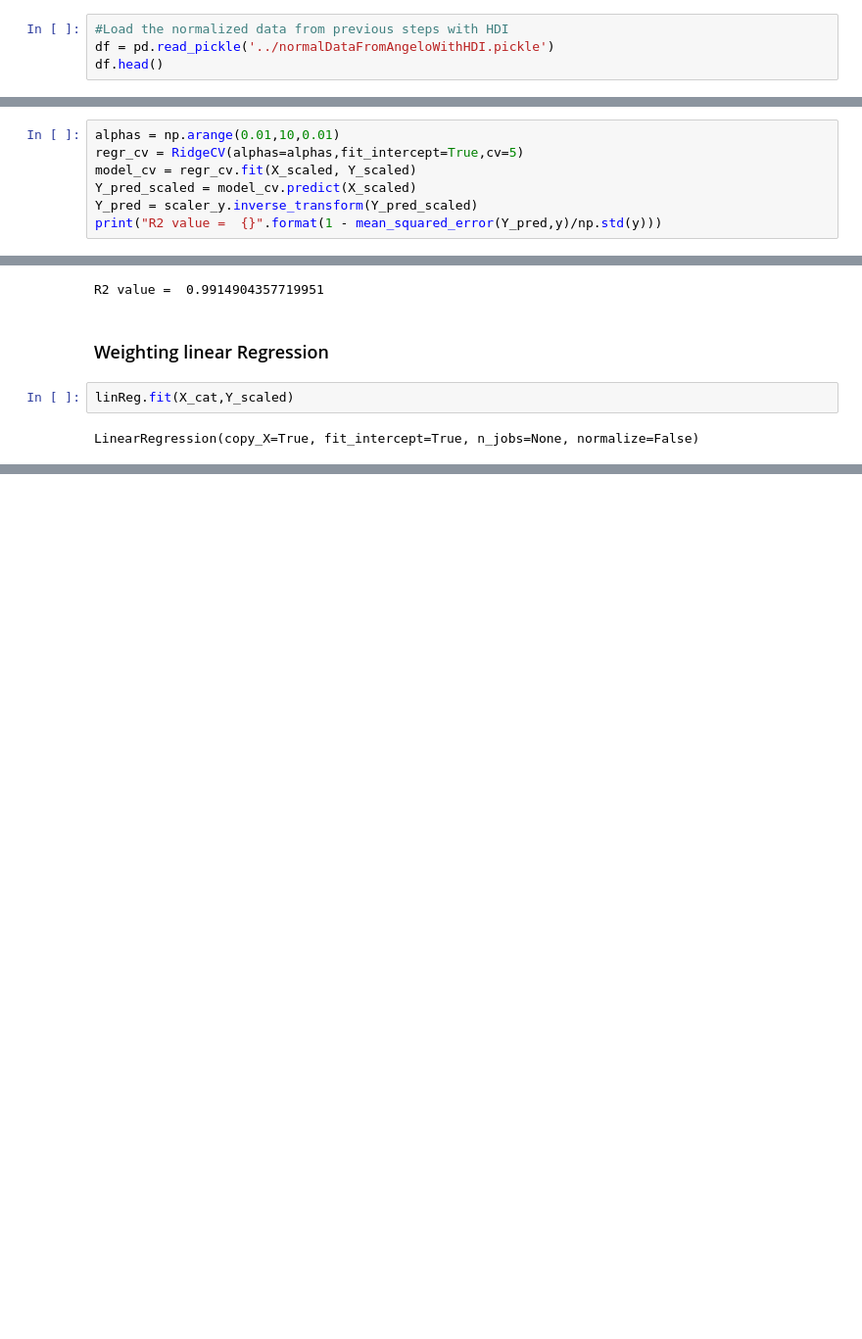
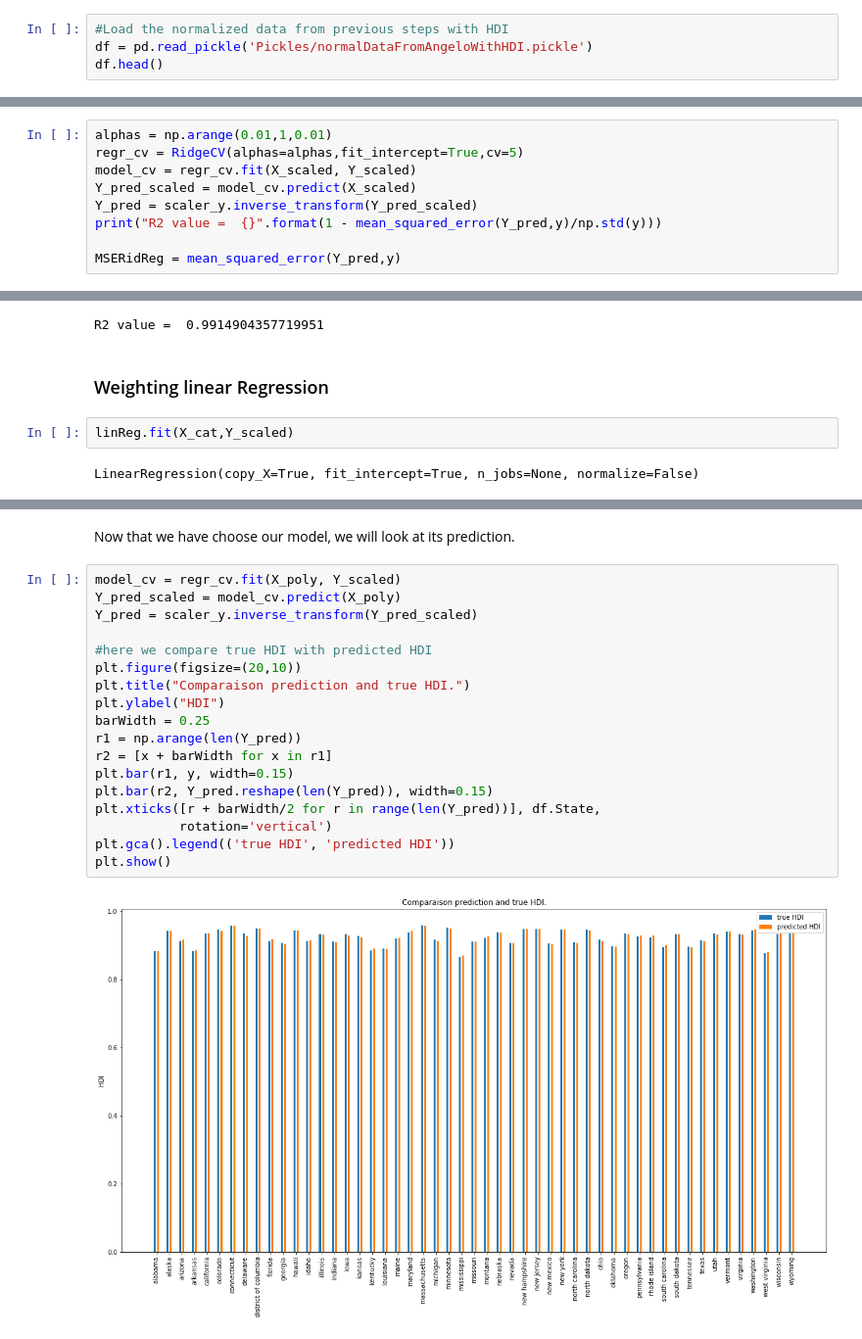
Before and after one commit to steber97/RecursionFairies_AdaProject, a Jupyter notebook: lorisLinearRidgeRegressionAndSVR.ipynb, the cells around one changed output, grey strips where cells are left out. Shown: that part at 98% size. Saved outputs shown, nothing was run; the diff lists cells and outputs as text; blank space fills up the shorter version.

```diff
--- a/lorisLinearRidgeRegressionAndSVR.ipynb
+++ b/lorisLinearRidgeRegressionAndSVR.ipynb
@@ -11,7 +11,7 @@ from sklearn.metrics import mean_squared_error,make_scorer
 import matplotlib.pyplot as plt
 # %%
 #Load the normalized data from previous steps with HDI
-df = pd.read_pickle('../normalDataFromAngeloWithHDI.pickle')
+df = pd.read_pickle('Pickles/normalDataFromAngeloWithHDI.pickle')
 df.head()
 # %% [output]
 |  | State | HDI | awards_per_value | exp_award_value | High_School_Fee | Elementary_School_Fee | ... |
@@ -99,12 +107,14 @@ So we have a tendency to overfit
 # %% [markdown]
 # Ridge Regression
 # %%
-alphas = np.arange(0.01,10,0.01)
+alphas = np.arange(0.01,1,0.01)
 regr_cv = RidgeCV(alphas=alphas,fit_intercept=True,cv=5)
 model_cv = regr_cv.fit(X_scaled, Y_scaled)
 Y_pred_scaled = model_cv.predict(X_scaled)
 Y_pred = scaler_y.inverse_transform(Y_pred_scaled)
 print("R2 value =  {}".format(1 - mean_squared_error(Y_pred,y)/np.std(y)))
+
+MSERidReg = mean_squared_error(Y_pred,y)
 # %% [output]
 R2 value =  0.9987759717793506
 # %% [markdown]
@@ -517,0 +615,22 @@ R2 value =  0.958238305729665
+# %% [markdown]
+Now that we have choose our model, we will look at its prediction.
+# %%
+model_cv = regr_cv.fit(X_poly, Y_scaled)
+Y_pred_scaled = model_cv.predict(X_poly)
+Y_pred = scaler_y.inverse_transform(Y_pred_scaled)
+
+#here we compare true HDI with predicted HDI
+plt.figure(figsize=(20,10))
+plt.title("Comparaison prediction and true HDI.")
+plt.ylabel("HDI")
+barWidth = 0.25
+r1 = np.arange(len(Y_pred))
+r2 = [x + barWidth for x in r1]
+plt.bar(r1, y, width=0.15)
+plt.bar(r2, Y_pred.reshape(len(Y_pred)), width=0.15)
+plt.xticks([r + barWidth/2 for r in range(len(Y_pred))], df.State,
+           rotation='vertical')
+plt.gca().legend(('true HDI', 'predicted HDI'))
+plt.show()
+# %% [output]
+[figure, added]
```
Also changed, not shown: parts of 53 cells of this notebook.
